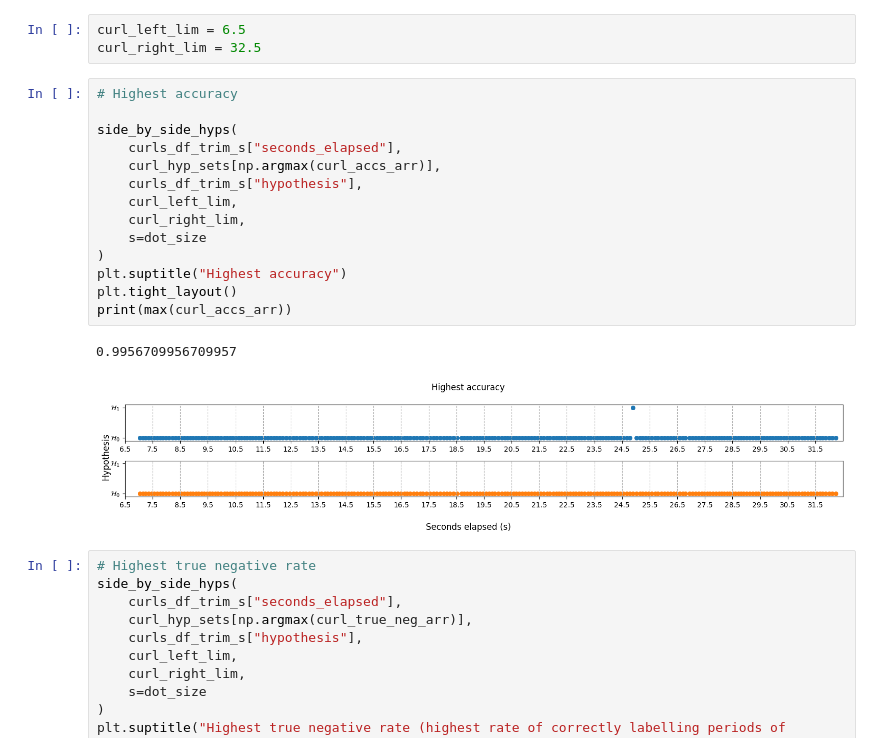
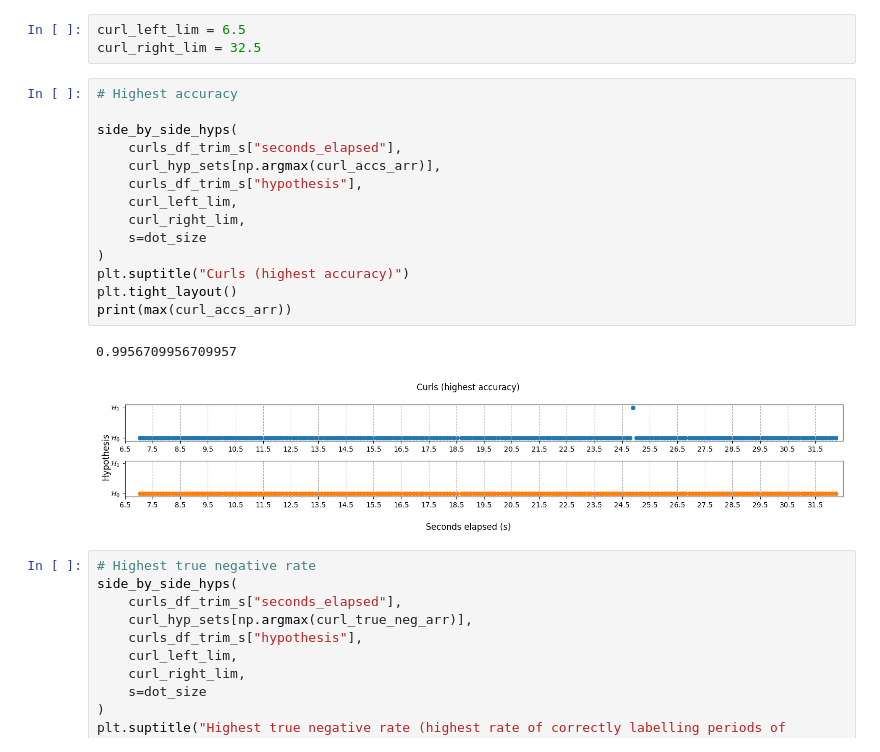
Before and after one commit to sjb296/linear-motion-detection, a Jupyter notebook: main.ipynb, the cells around one changed output. Saved outputs shown, nothing was run; the diff lists cells and outputs as text.

Commit message:
Octa plots

```diff
--- a/main.ipynb
+++ b/main.ipynb
@@ -903,20 +1013,20 @@ curl_right_lim = 32.5
 # %%
 # Highest accuracy
 
 side_by_side_hyps(
     curls_df_trim_s["seconds_elapsed"],
     curl_hyp_sets[np.argmax(curl_accs_arr)],
     curls_df_trim_s["hypothesis"],
     curl_left_lim,
     curl_right_lim,
     s=dot_size
 )
-plt.suptitle("Highest accuracy")
+plt.suptitle("Curls (highest accuracy)")
 plt.tight_layout()
 print(max(curl_accs_arr))
 # %% [output]
 0.9956709956709957
-[figure, old version]
+[figure, new version]
 # %%
 # Highest true negative rate
 side_by_side_hyps(
```
Also changed, not shown: parts of 12 cells of this notebook.
